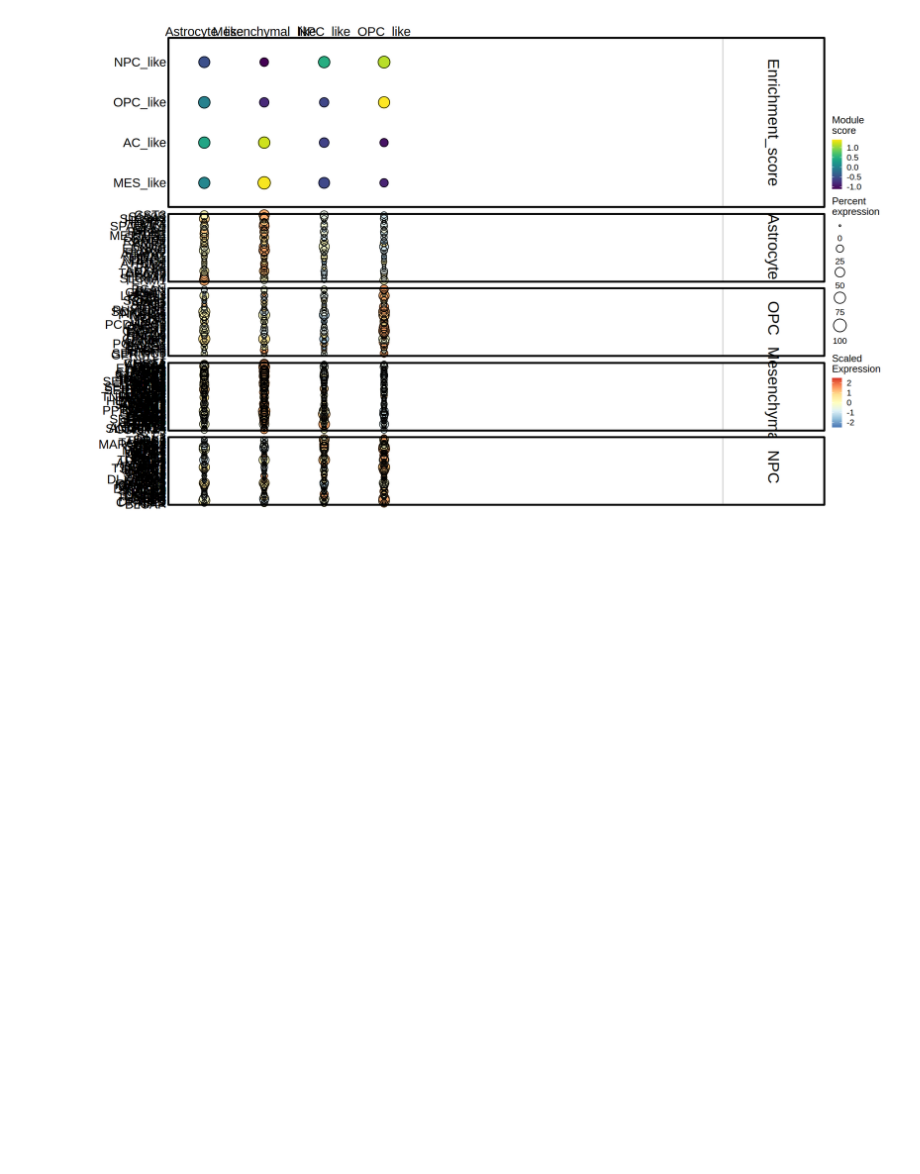
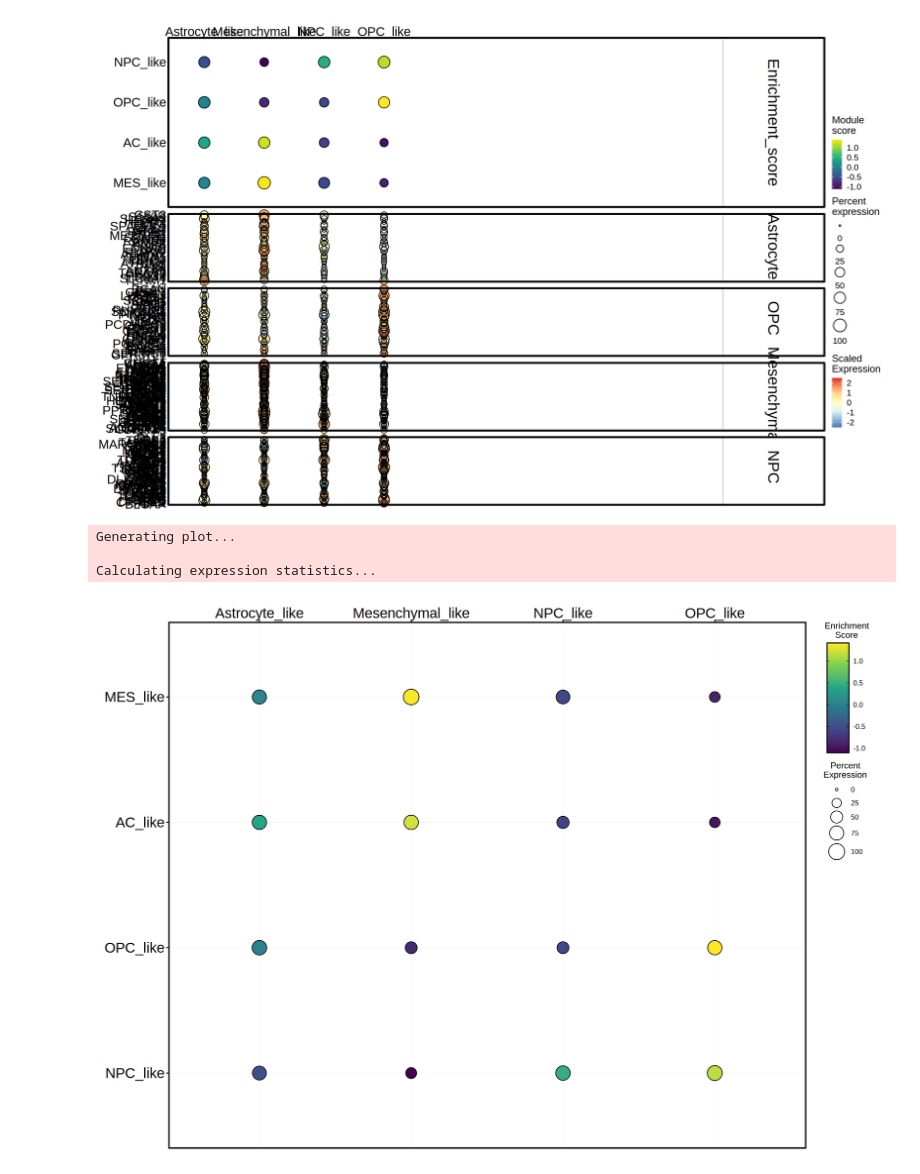
Before and after one commit to bao-mathmod/Gliomas, a Jupyter notebook: 04.upstream/4.3_scRNA/02.downstream/01_2_module_score.ipynb, the cells around one changed output. Drawn from its saved outputs; the diff is of its cells as text; code cells hidden in the pictures; blank space fills up the shorter version.

```diff
--- a/04.upstream/4.3_scRNA/02.downstream/01_2_module_score.ipynb
+++ b/04.upstream/4.3_scRNA/02.downstream/01_2_module_score.ipynb
@@ -573,0 +714,16 @@ p
+# %%
+message("Generating plot...")
+
+final_dotplot <- create_publication_dotplot(
+  seu_obj = obj_tumor,
+  features = new_names,        # Your vector of metadata column names
+  group_by = "general_cell_type",
+  scale_data = TRUE,           # Scale Z-scores for better relative comparison
+  dot_range = c(1, 9)          # Slight tweak to range for visibility
+)
+final_dotplot
+# %% [output]
+Generating plot...
+
+Calculating expression statistics...
+[figure, added]
```
Also changed, not shown: parts of 1 cell of this notebook, 3 other files.
